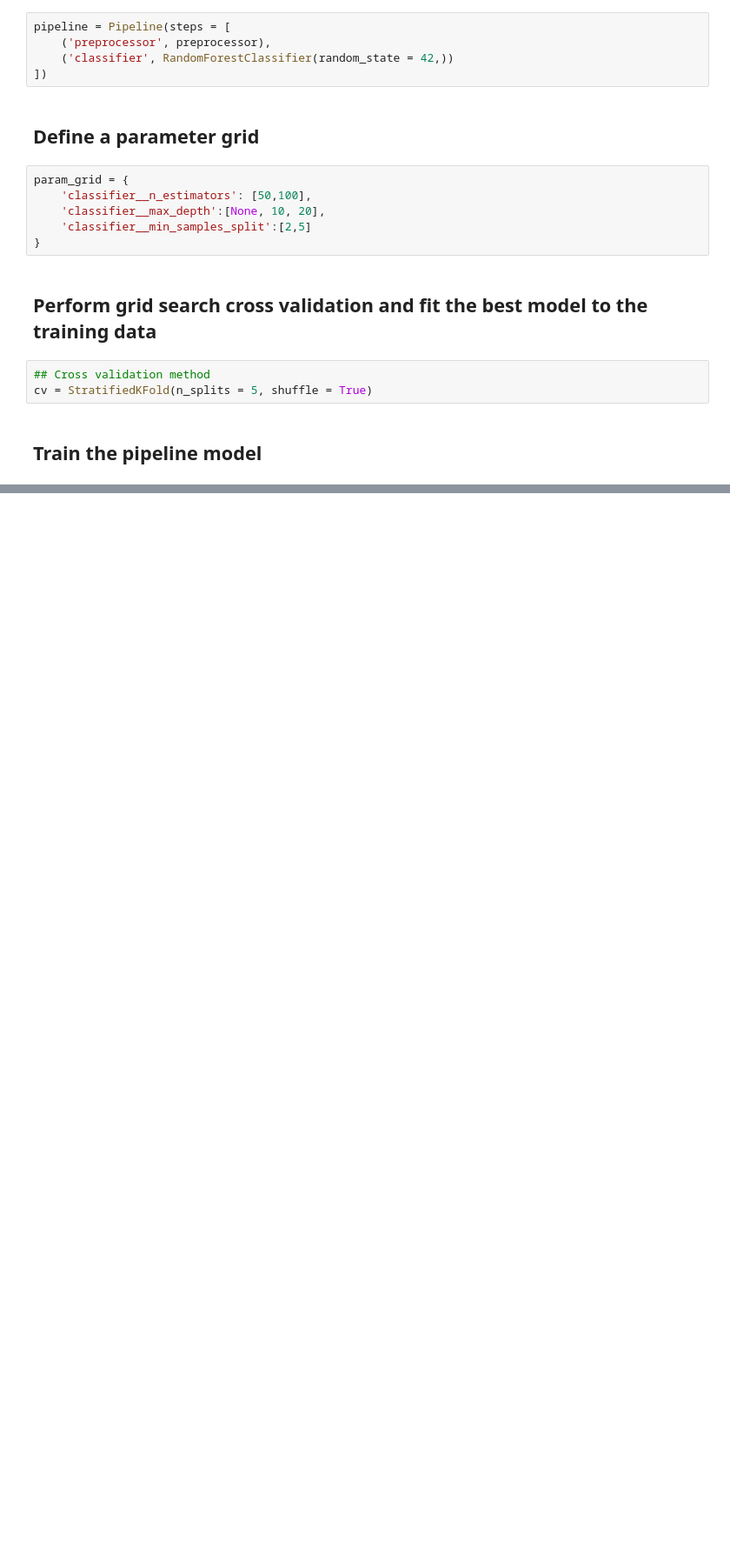
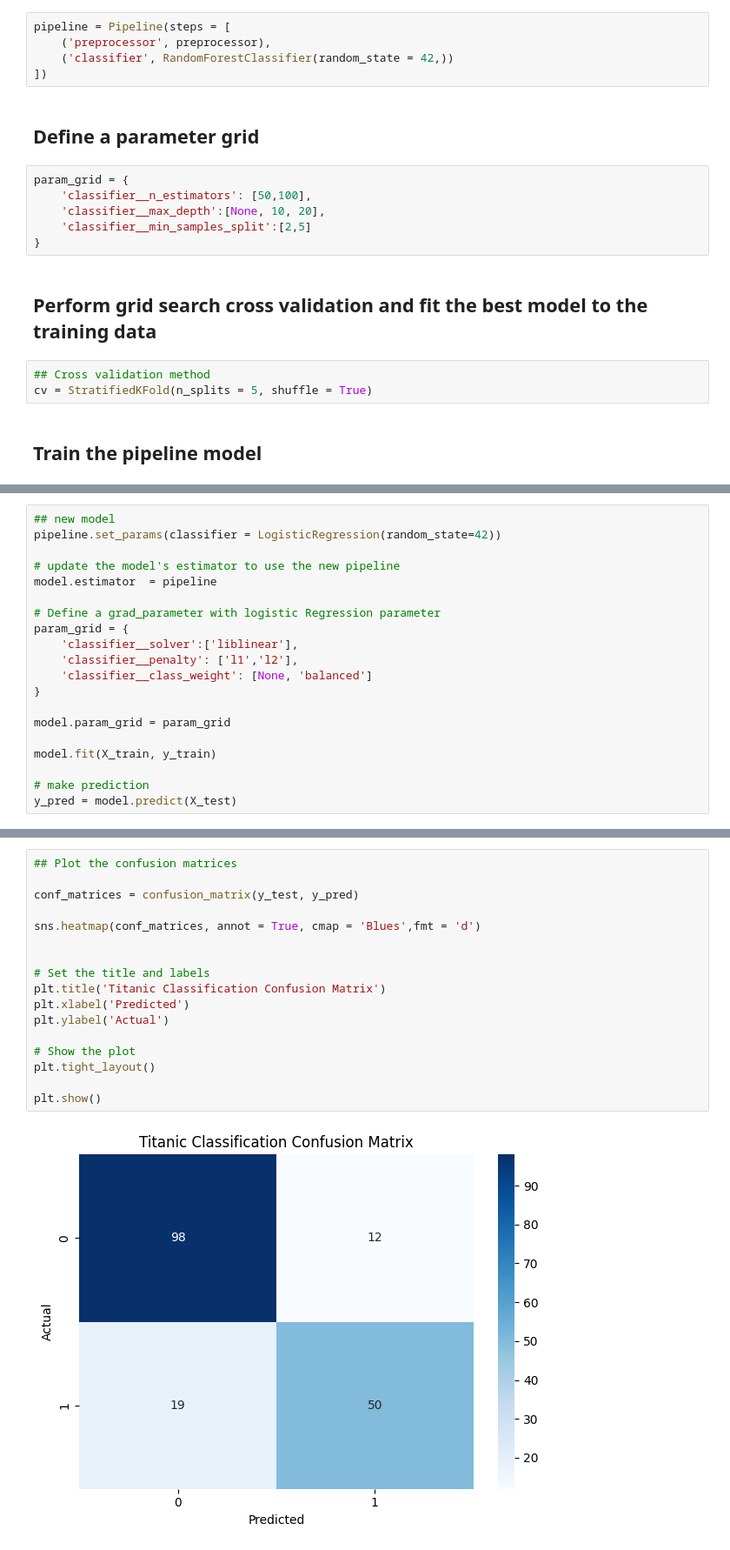
Before and after one commit to Tinonturja/MachineLearning, a Jupyter notebook: Untitled.ipynb, the cells around one changed output, grey strips where cells are left out. Shown at 87% size. Saved outputs shown, nothing was run; the diff lists cells and outputs as text; blank space fills up the shorter version.

```diff
--- a/Untitled.ipynb
+++ b/Untitled.ipynb
@@ -319,0 +409,20 @@ Fitting 5 folds for each of 12 candidates, totalling 60 fits
+# %%
+## new model
+pipeline.set_params(classifier = LogisticRegression(random_state=42))
+
+# update the model's estimator to use the new pipeline
+model.estimator  = pipeline
+
+# Define a grad_parameter with logistic Regression parameter
+param_grid = {
+    'classifier__solver':['liblinear'],
+    'classifier__penalty': ['l1','l2'],
+    'classifier__class_weight': [None, 'balanced']
+}
+
+model.param_grid = param_grid
+
+model.fit(X_train, y_train)
+
+# make prediction
+y_pred = model.predict(X_test)
@@ -319,0 +460,19 @@ Fitting 5 folds for each of 12 candidates, totalling 60 fits
+# %%
+## Plot the confusion matrices
+
+conf_matrices = confusion_matrix(y_test, y_pred)
+
+sns.heatmap(conf_matrices, annot = True, cmap = 'Blues',fmt = 'd')
+
+
+# Set the title and labels
+plt.title('Titanic Classification Confusion Matrix')
+plt.xlabel('Predicted')
+plt.ylabel('Actual')
+
+# Show the plot
+plt.tight_layout()
+
+plt.show()
+# %% [output]
+[figure, added]
```
Also changed, not shown: parts of 14 cells of this notebook.
